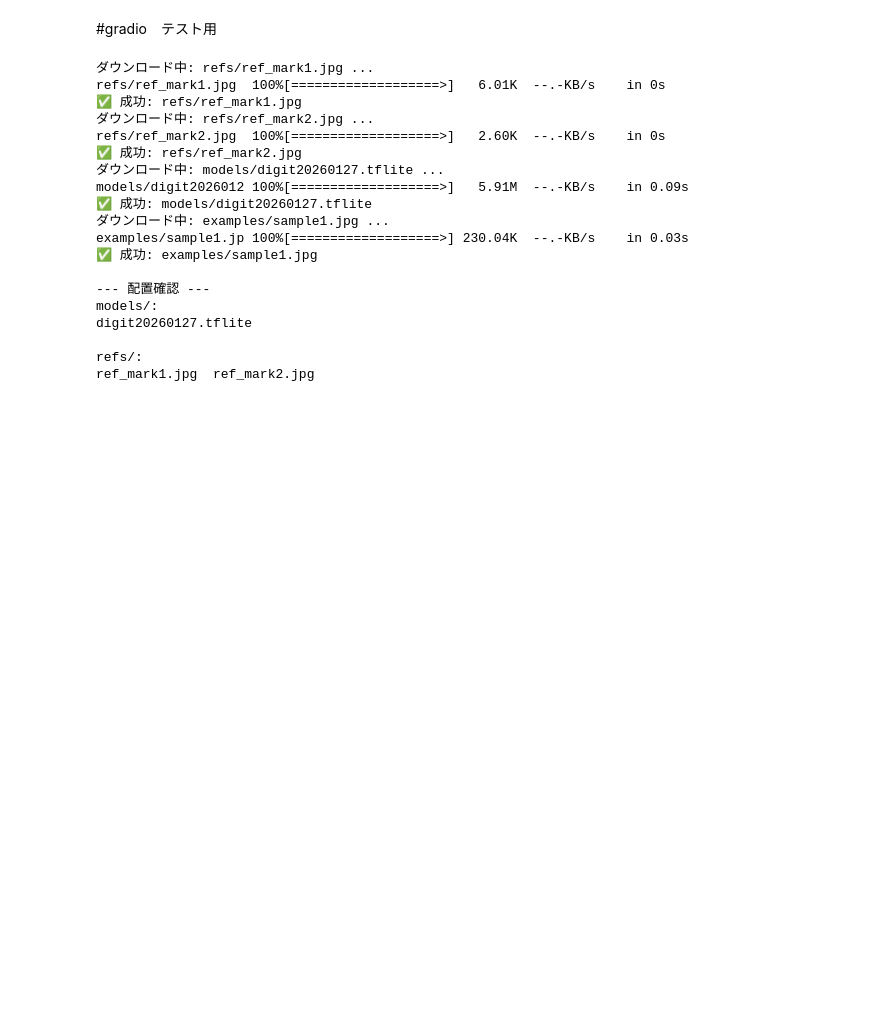
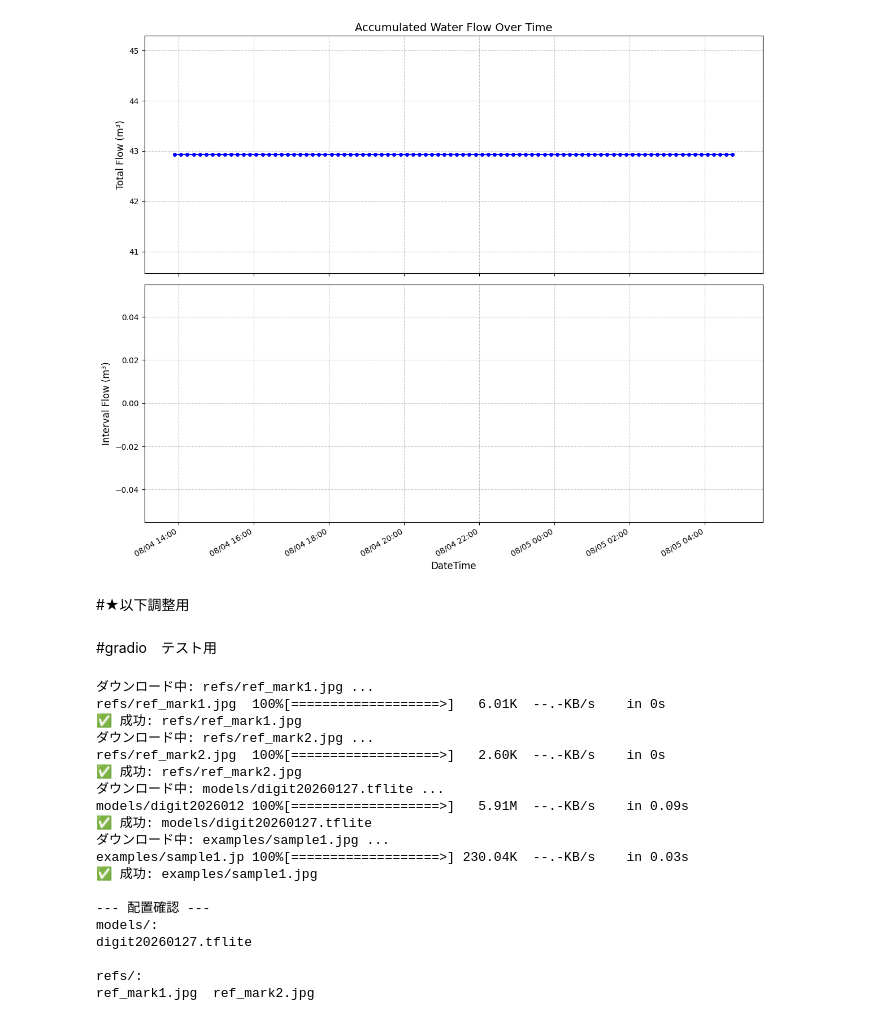
Before and after one commit to 1900690/Water-meter-reading, a Jupyter notebook: water_meter_reading.ipynb, the cells around one changed output. Cells and saved outputs as stored; diff of their text form; code cells hidden in the pictures; blank space fills up the shorter version.

```diff
--- a/water_meter_reading.ipynb
+++ b/water_meter_reading.ipynb
@@ -529,3 +401,50 @@ archive_path = shutil.make_archive(zip_filename, 'zip', folder_path)
+# %%
+#@title 流水量グラフ作成プログラム { display-mode: "form" }
+CSV_PATH = "/content/all_flow_results_merged.csv" #@param {type:"string"}
+
+import pandas as pd
+import matplotlib.pyplot as plt
+import matplotlib.dates as mdates
+
+def plot_flow_data():
+    if not os.path.exists(CSV_PATH):
+        print(f"ファイルが見つかりません: {CSV_PATH}")
+        return
+
+    # データの読み込み
+    df = pd.read_csv(CSV_PATH)
+    df['datetime'] = pd.to_datetime(df['datetime'])
+
+    # グラフの作成（上下2段）
+    fig, (ax1, ax2) = plt.subplots(2, 1, figsize=(12, 10), sharex=True)
+
+    # --- 上段：流水量累計 (flow_m3) ---
+    ax1.plot(df['datetime'], df['flow_m3'], marker='o', linestyle='-', color='blue', markersize=4)
+    ax1.set_ylabel('Total Flow (m³)', fontsize=12)
+    ax1.set_title('Accumulated Water Flow Over Time', fontsize=14)
+    ax1.grid(True, linestyle='--', alpha=0.7)
+
+    # --- 下段：区間差分流量 (diff_m3) ---
+    # 棒グラフで表示すると変化が分かりやすい
+    ax2.bar(df['datetime'], df['diff_m3'], width=0.005, color='green', alpha=0.6, label='Flow per interval')
+    ax2.set_ylabel('Interval Flow (m³)', fontsize=12)
+    ax2.set_xlabel('DateTime', fontsize=12)
+    ax2.grid(True, linestyle='--', alpha=0.7)
+
+    # 日時軸のフォーマット調整
+    plt.gca().xaxis.set_major_formatter(mdates.DateFormatter('%m/%d %H:%M'))
+    plt.gca().xaxis.set_major_locator(mdates.AutoDateLocator())
+    plt.gcf().autofmt_xdate() # ラベルを斜めにして見やすくする
+
+    plt.tight_layout()
+    plt.show()
+
+if __name__ == "__main__":
+    plot_flow_data()
+# %% [output]
+[figure, added]
+# %% [markdown]
+#★以下調整用
 # %% [markdown]
 #gradio　テスト用
 # %%
```
Also changed, not shown: parts of 8 cells of this notebook.
